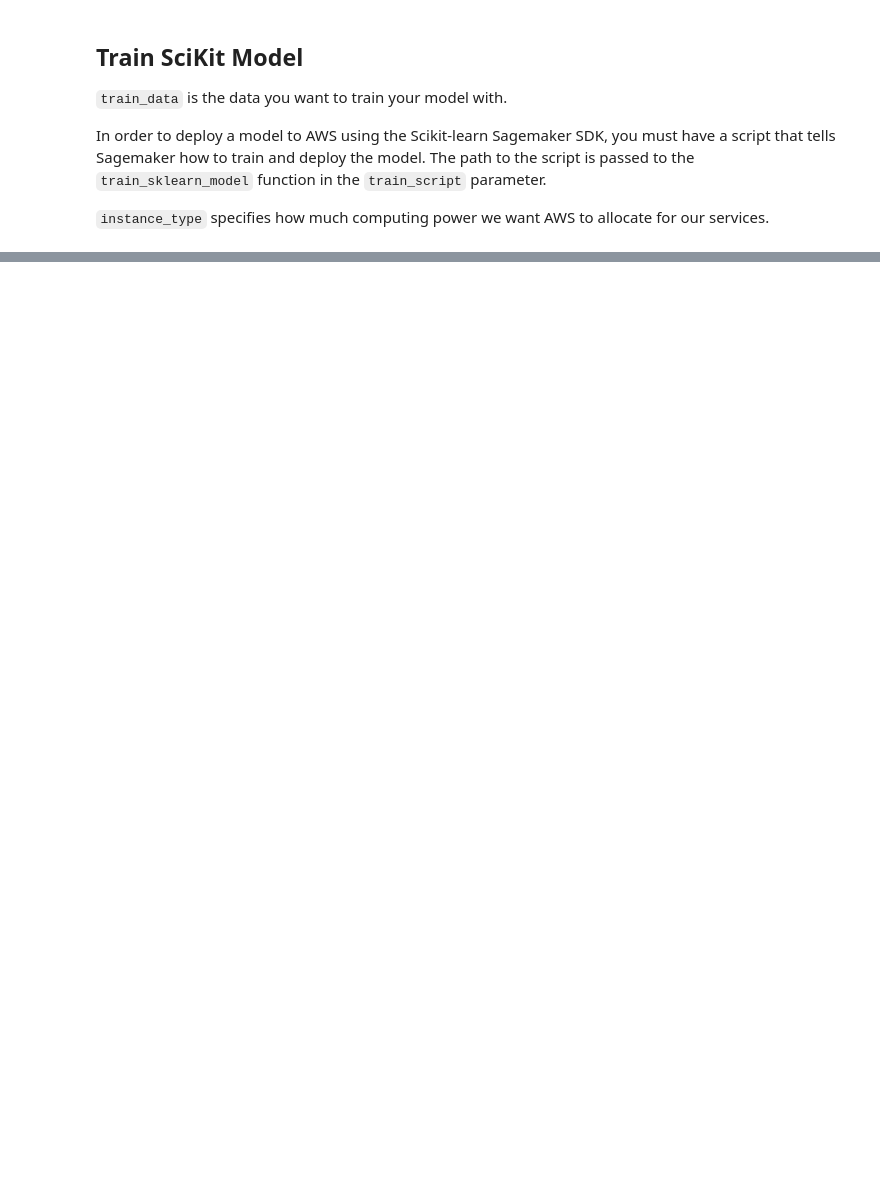
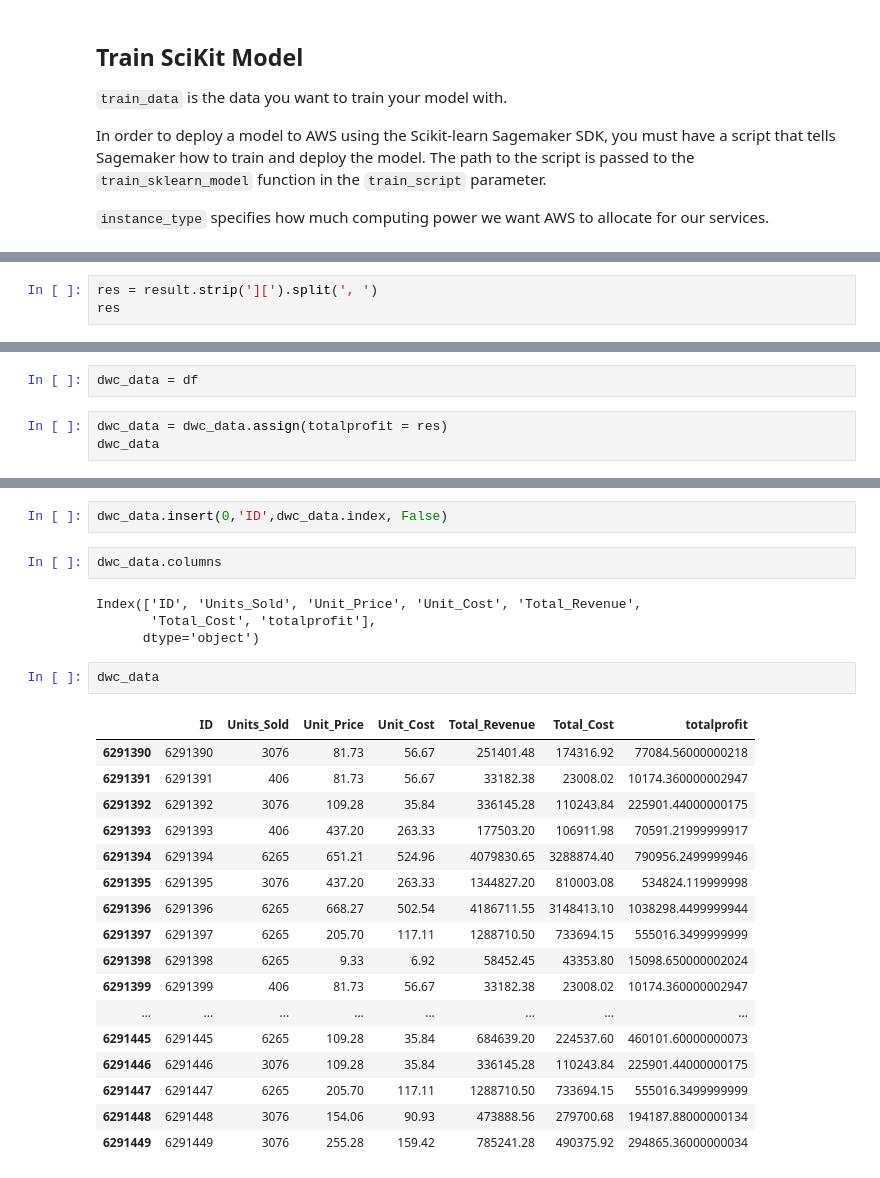
Before and after one commit to SAP-samples/datasphere-fedml, a Jupyter notebook: AWS/sample-notebooks/LinearRegression/LinearRegression.ipynb, the cells around one changed output, grey strips where cells are left out. Saved outputs shown, nothing was run; the diff lists cells and outputs as text; blank space fills up the shorter version.

```diff
--- a/AWS/sample-notebooks/LinearRegression/LinearRegression.ipynb
+++ b/AWS/sample-notebooks/LinearRegression/LinearRegression.ipynb
@@ -200,0 +249,3 @@ Billable seconds: 72
+# %%
+res = result.strip('][').split(', ')
+res
@@ -200,0 +272,5 @@ Billable seconds: 72
+# %%
+dwc_data = df
+# %%
+dwc_data = dwc_data.assign(totalprofit = res)
+dwc_data
@@ -200,0 +295,28 @@ Billable seconds: 72
+# %%
+dwc_data.insert(0,'ID',dwc_data.index, False)
+# %%
+dwc_data.columns
+# %% [output]
+Index(['ID', 'Units_Sold', 'Unit_Price', 'Unit_Cost', 'Total_Revenue',
+       'Total_Cost', 'totalprofit'],
+      dtype='object')
+# %%
+dwc_data
+# %% [output]
+|  | ID | Units_Sold | Unit_Price | Unit_Cost | Total_Revenue | Total_Cost | totalprofit |
+| 6291390 | 6291390 | 3076 | 81.73 | 56.67 | 251401.48 | 174316.92 | 77084.56000000218 |
+| 6291391 | 6291391 | 406 | 81.73 | 56.67 | 33182.38 | 23008.02 | 10174.360000002947 |
+| 6291392 | 6291392 | 3076 | 109.28 | 35.84 | 336145.28 | 110243.84 | 225901.44000000175 |
+| 6291393 | 6291393 | 406 | 437.20 | 263.33 | 177503.20 | 106911.98 | 70591.21999999917 |
+| 6291394 | 6291394 | 6265 | 651.21 | 524.96 | 4079830.65 | 3288874.40 | 790956.2499999946 |
+| 6291395 | 6291395 | 3076 | 437.20 | 263.33 | 1344827.20 | 810003.08 | 534824.119999998 |
+| 6291396 | 6291396 | 6265 | 668.27 | 502.54 | 4186711.55 | 3148413.10 | 1038298.4499999944 |
+| 6291397 | 6291397 | 6265 | 205.70 | 117.11 | 1288710.50 | 733694.15 | 555016.3499999999 |
+| 6291398 | 6291398 | 6265 | 9.33 | 6.92 | 58452.45 | 43353.80 | 15098.650000002024 |
+| 6291399 | 6291399 | 406 | 81.73 | 56.67 | 33182.38 | 23008.02 | 10174.360000002947 |
+| ... | ... | ... | ... | ... | ... | ... | ... |
+| 6291445 | 6291445 | 6265 | 109.28 | 35.84 | 684639.20 | 224537.60 | 460101.60000000073 |
+| 6291446 | 6291446 | 3076 | 109.28 | 35.84 | 336145.28 | 110243.84 | 225901.44000000175 |
+| 6291447 | 6291447 | 6265 | 205.70 | 117.11 | 1288710.50 | 733694.15 | 555016.3499999999 |
+| 6291448 | 6291448 | 3076 | 154.06 | 90.93 | 473888.56 | 279700.68 | 194187.88000000134 |
+| 6291449 | 6291449 | 3076 | 255.28 | 159.42 | 785241.28 | 490375.92 | 294865.36000000034 |
```
Also changed, not shown: parts of 23 cells of this notebook, 20 other files.
